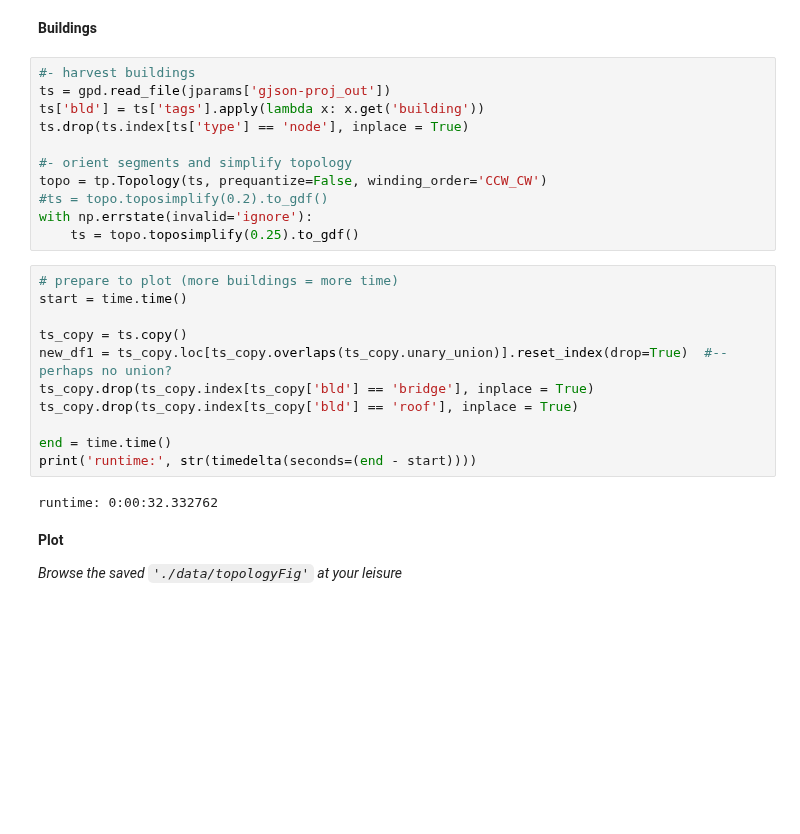
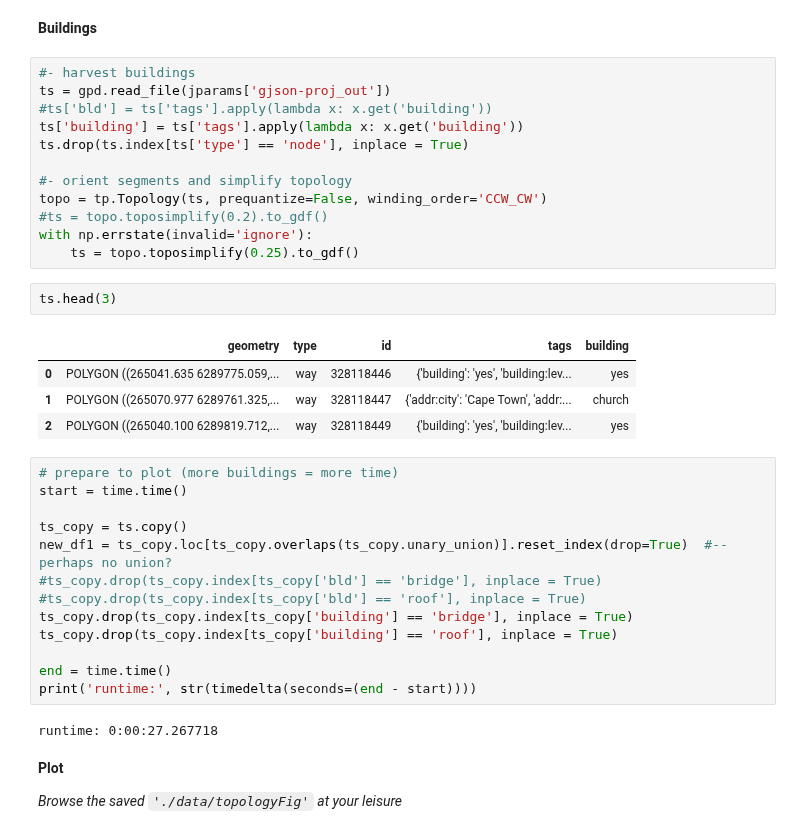
Before and after one commit to AdrianKriger/geo3D, a Jupyter notebook: village/osm_LoD1_3DCityModel-walkthrough.ipynb, the cells around one changed output. Saved outputs shown, nothing was run; the diff lists cells and outputs as text; blank space fills up the shorter version.

```diff
--- a/village/osm_LoD1_3DCityModel-walkthrough.ipynb
+++ b/village/osm_LoD1_3DCityModel-walkthrough.ipynb
@@ -282,7 +282,8 @@ def rasterQuery(geom, gt_forward, rb):
 # %%
 #- harvest buildings
 ts = gpd.read_file(jparams['gjson-proj_out'])
-ts['bld'] = ts['tags'].apply(lambda x: x.get('building'))
+#ts['bld'] = ts['tags'].apply(lambda x: x.get('building'))
+ts['building'] = ts['tags'].apply(lambda x: x.get('building'))
 ts.drop(ts.index[ts['type'] == 'node'], inplace = True)
 
 #- orient segments and simplify topology
@@ -290,19 +291,28 @@ topo = tp.Topology(ts, prequantize=False, winding_order='CCW_CW')
 #ts = topo.toposimplify(0.2).to_gdf()
 with np.errstate(invalid='ignore'):
     ts = topo.toposimplify(0.25).to_gdf()
+# %%
+ts.head(3)
+# %% [output]
+|  | geometry | type | id | tags | building |
+| 0 | POLYGON ((265041.635 6289775.059,... | way | 328118446 | {'building': 'yes', 'building:lev... | yes |
+| 1 | POLYGON ((265070.977 6289761.325,... | way | 328118447 | {'addr:city': 'Cape Town', 'addr:... | church |
+| 2 | POLYGON ((265040.100 6289819.712,... | way | 328118449 | {'building': 'yes', 'building:lev... | yes |
 # %%
 # prepare to plot (more buildings = more time)
 start = time.time()
 
 ts_copy = ts.copy()
 new_df1 = ts_copy.loc[ts_copy.overlaps(ts_copy.unary_union)].reset_index(drop=True)  #-- perhaps no union?
-ts_copy.drop(ts_copy.index[ts_copy['bld'] == 'bridge'], inplace = True)
-ts_copy.drop(ts_copy.index[ts_copy['bld'] == 'roof'], inplace = True)
+#ts_copy.drop(ts_copy.index[ts_copy['bld'] == 'bridge'], inplace = True)
+#ts_copy.drop(ts_copy.index[ts_copy['bld'] == 'roof'], inplace = True)
+ts_copy.drop(ts_copy.index[ts_copy['building'] == 'bridge'], inplace = True)
+ts_copy.drop(ts_copy.index[ts_copy['building'] == 'roof'], inplace = True)
 
 end = time.time()
 print('runtime:', str(timedelta(seconds=(end - start))))
 # %% [output]
-runtime: 0:00:32.332762
+runtime: 0:00:27.267718
 # %% [markdown]
 **Plot**
 
```
Also changed, not shown: parts of 9 cells of this notebook.
